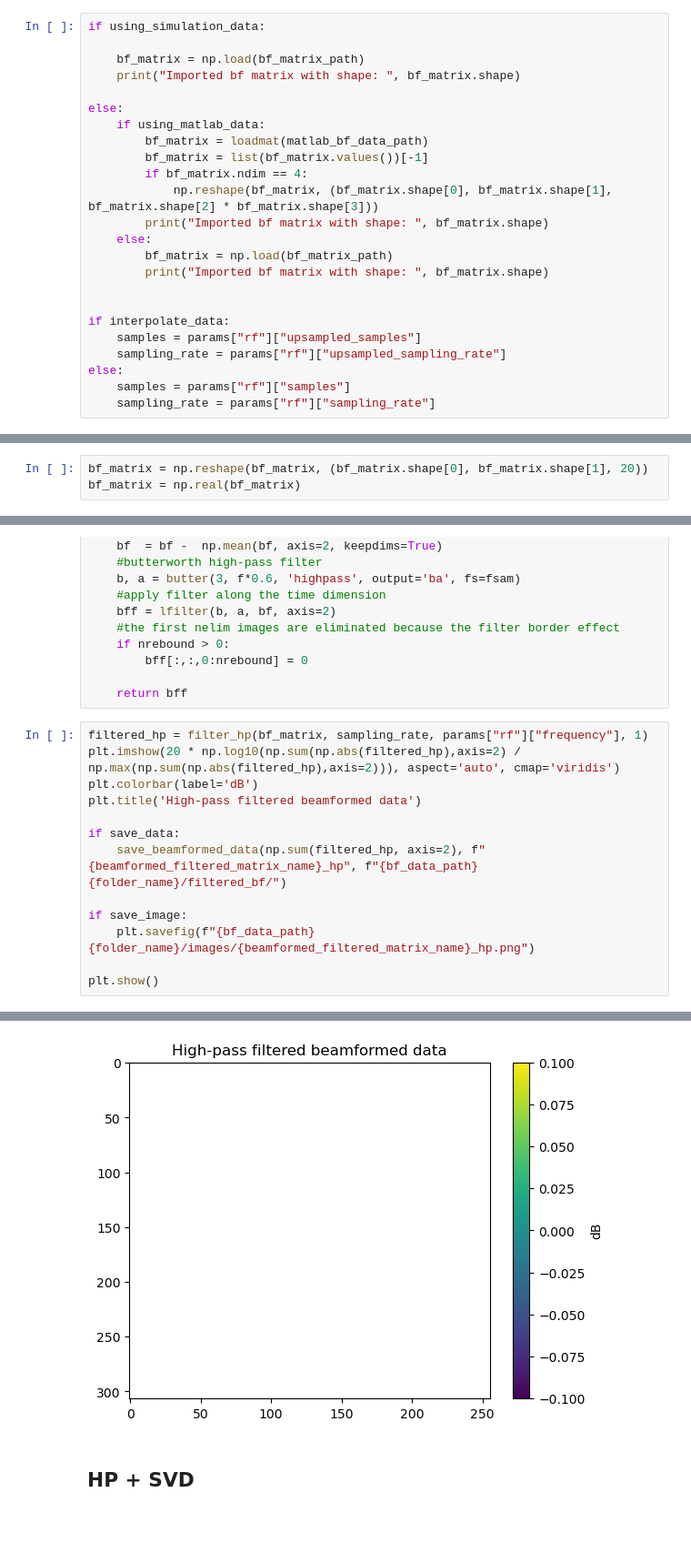
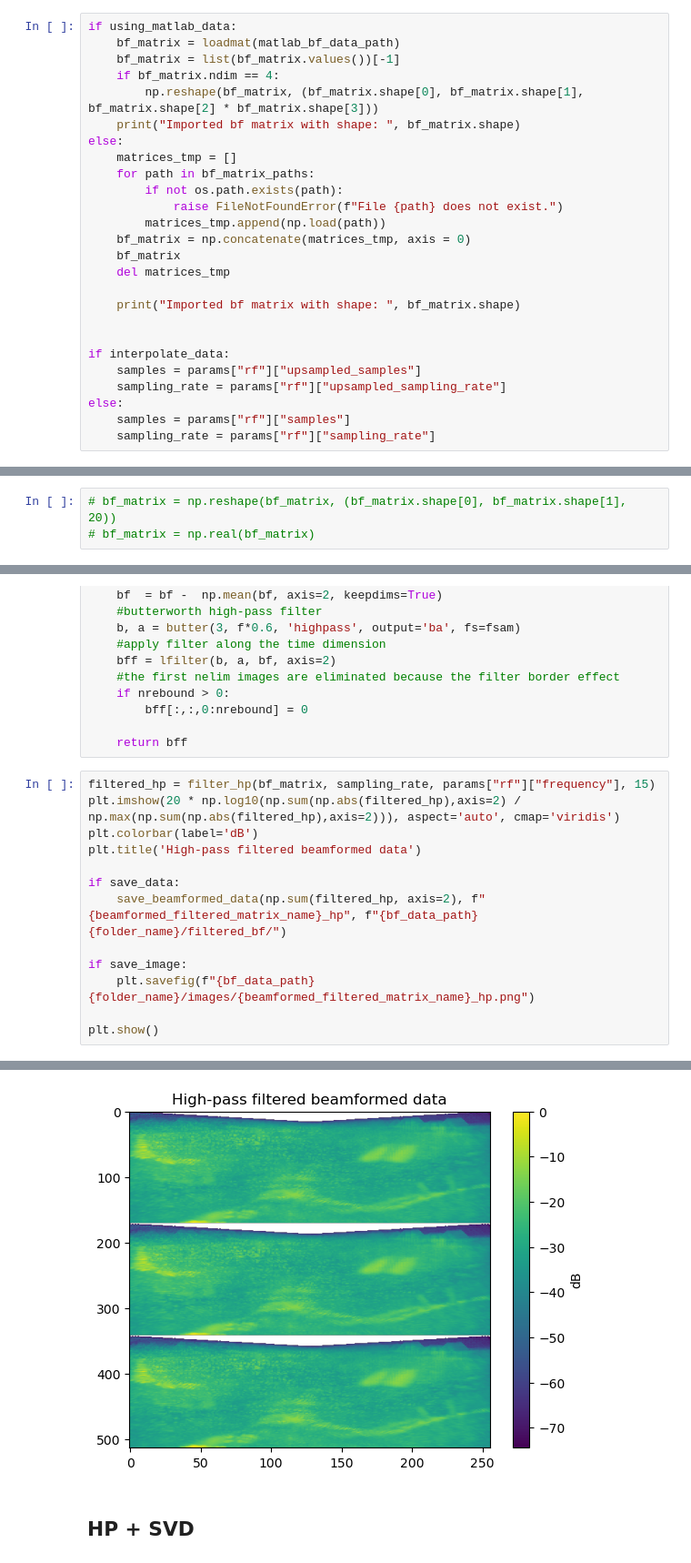
Before and after one commit to MatthieuVAUTRIN/superresolution, a Jupyter notebook: 003_post_bf_processing.ipynb, the cells around one changed output, grey strips where cells are left out. Shown at 91% size. Drawn from its saved outputs; the diff is of its cells as text; blank space fills up the shorter version.

```diff
--- a/003_post_bf_processing.ipynb
+++ b/003_post_bf_processing.ipynb
@@ -63,21 +68,23 @@ os.makedirs(f"{bf_data_path}{folder_name}/images", exist_ok=True)
 # %% [markdown]
 # Import BF matrix
 # %%
-if using_simulation_data:
+if using_matlab_data:
+    bf_matrix = loadmat(matlab_bf_data_path)
+    bf_matrix = list(bf_matrix.values())[-1]
+    if bf_matrix.ndim == 4:
+        np.reshape(bf_matrix, (bf_matrix.shape[0], bf_matrix.shape[1], bf_matrix.shape[2] * bf_matrix.shape[3]))
+    print("Imported bf matrix with shape: ", bf_matrix.shape)
+else:
+    matrices_tmp = []
+    for path in bf_matrix_paths:
+        if not os.path.exists(path):
+            raise FileNotFoundError(f"File {path} does not exist.")
+        matrices_tmp.append(np.load(path))
+    bf_matrix = np.concatenate(matrices_tmp, axis = 0)
+    bf_matrix
+    del matrices_tmp
 
-    bf_matrix = np.load(bf_matrix_path)
     print("Imported bf matrix with shape: ", bf_matrix.shape)
-
-else:
-    if using_matlab_data:
-        bf_matrix = loadmat(matlab_bf_data_path)
-        bf_matrix = list(bf_matrix.values())[-1]
-        if bf_matrix.ndim == 4:
-            np.reshape(bf_matrix, (bf_matrix.shape[0], bf_matrix.shape[1], bf_matrix.shape[2] * bf_matrix.shape[3]))
-        print("Imported bf matrix with shape: ", bf_matrix.shape)
-    else:
-        bf_matrix = np.load(bf_matrix_path)
-        print("Imported bf matrix with shape: ", bf_matrix.shape)
 
 
 if interpolate_data:
@@ -91,4 +98,4 @@ Imported bf matrix with shape:  (267, 256, 1, 20)
 # %%
-bf_matrix = np.reshape(bf_matrix, (bf_matrix.shape[0], bf_matrix.shape[1], 20))
-bf_matrix = np.real(bf_matrix)
+# bf_matrix = np.reshape(bf_matrix, (bf_matrix.shape[0], bf_matrix.shape[1], 20))
+# bf_matrix = np.real(bf_matrix)
 # %%
@@ -186,7 +190,7 @@ def filter_hp(bf, fsam, f, nrebound):
 
     return bff
 # %%
-filtered_hp = filter_hp(bf_matrix, sampling_rate, params["rf"]["frequency"], 1)
+filtered_hp = filter_hp(bf_matrix, sampling_rate, params["rf"]["frequency"], 15)
 plt.imshow(20 * np.log10(np.sum(np.abs(filtered_hp),axis=2) / np.max(np.sum(np.abs(filtered_hp),axis=2))), aspect='auto', cmap='viridis')
 plt.colorbar(label='dB')
 plt.title('High-pass filtered beamformed data')
@@ -203,4 +207,4 @@ Beamformed data of shape (307, 256) saved at: ./data_filtered/phantom_test/filte
-[figure, old version]
+[figure, new version]
 # %% [markdown]
 ## HP + SVD
 # %%
```
Also changed, not shown: parts of 17 cells of this notebook, 1 other file.
